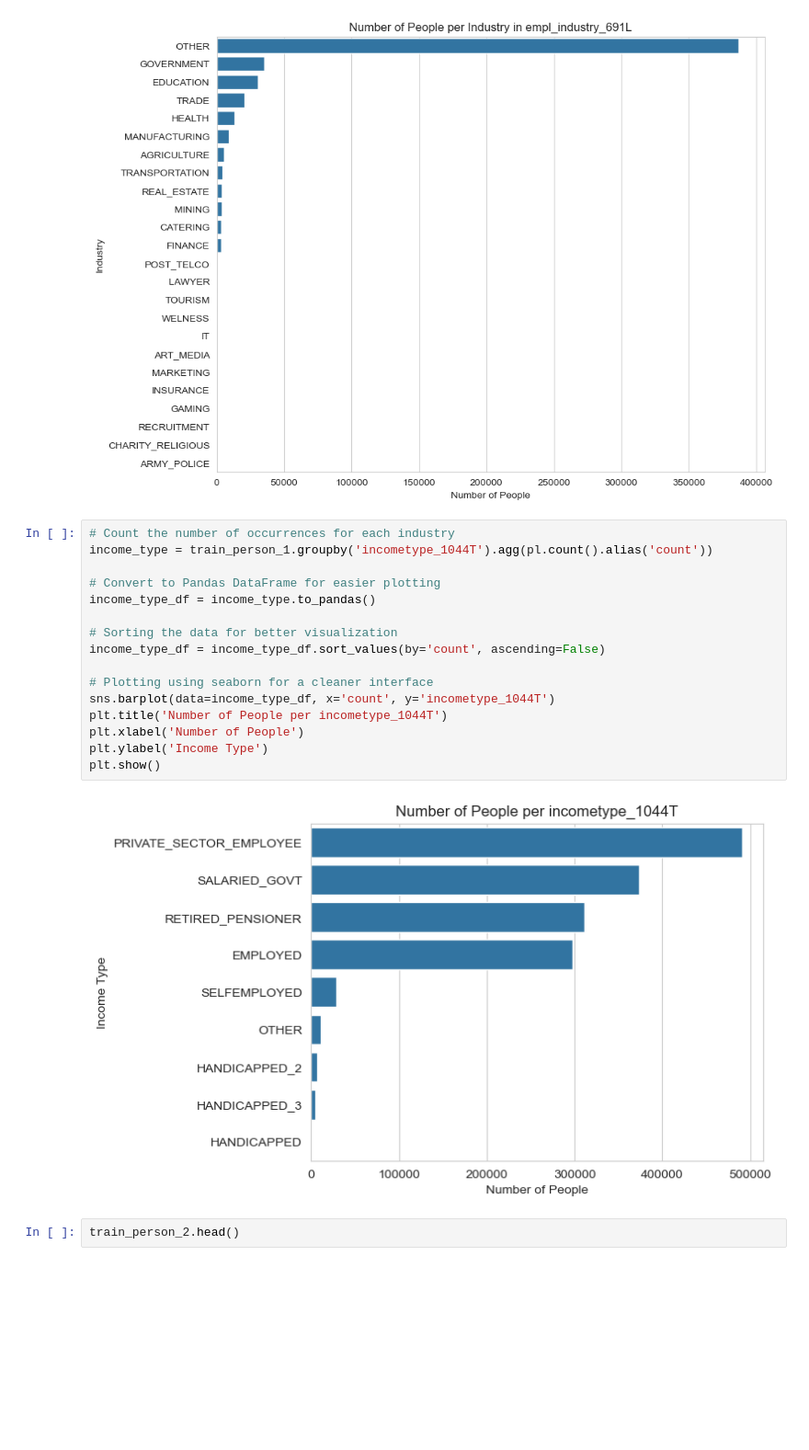
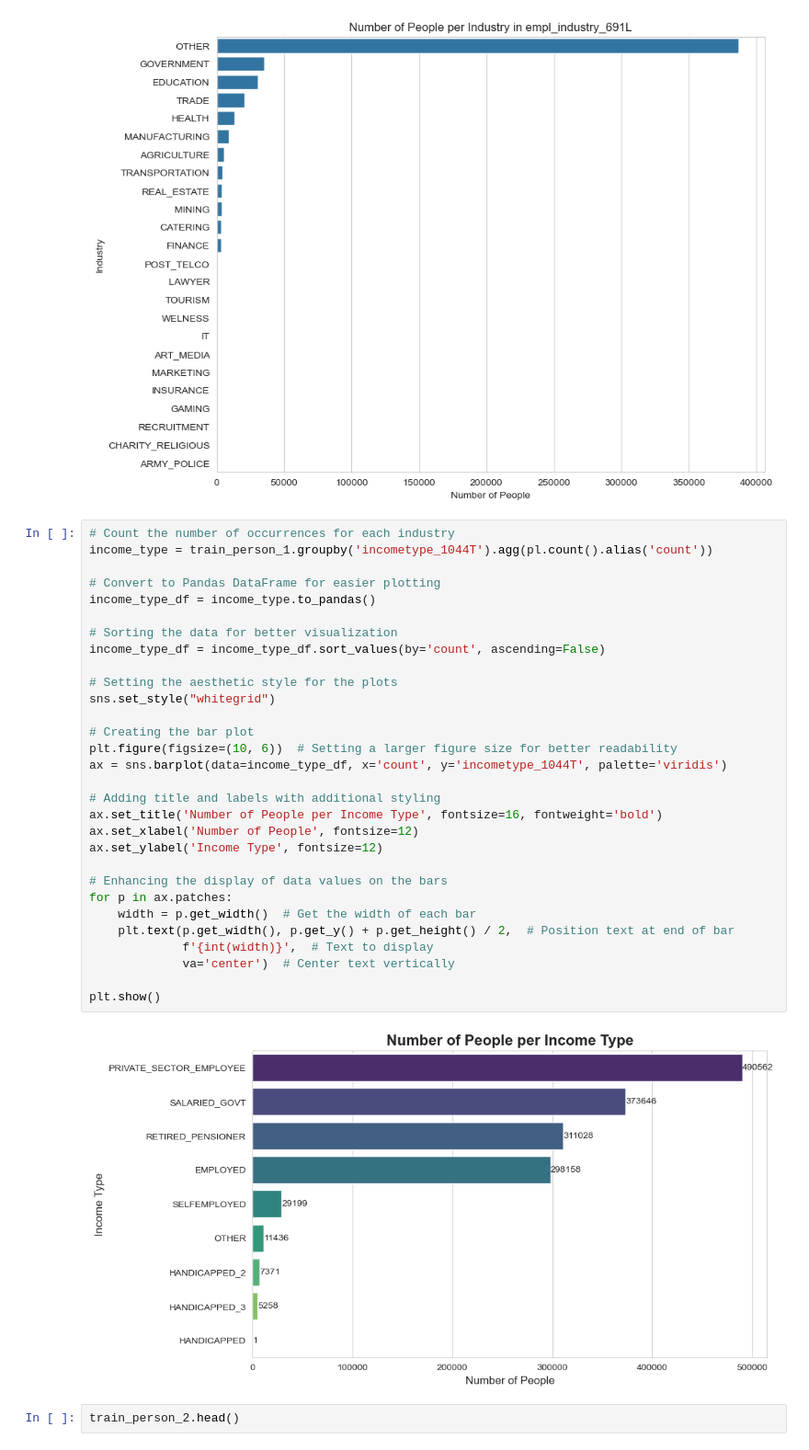
Before and after one commit to DataScienceAndEngineering/machine-learning-dse-i210-final-project-credit-risk, a Jupyter notebook: src/visualization/visualizations_raw_data.ipynb, the cells around one changed output. Shown at 92% size. Drawn from its saved outputs; the diff is of its cells as text; blank space fills up the shorter version.

```diff
--- a/src/visualization/visualizations_raw_data.ipynb
+++ b/src/visualization/visualizations_raw_data.ipynb
@@ -264,21 +288,35 @@ plt.show()
 # %%
 # Count the number of occurrences for each industry
 income_type = train_person_1.groupby('incometype_1044T').agg(pl.count().alias('count'))
 
 # Convert to Pandas DataFrame for easier plotting
 income_type_df = income_type.to_pandas()
 
 # Sorting the data for better visualization
 income_type_df = income_type_df.sort_values(by='count', ascending=False)
 
-# Plotting using seaborn for a cleaner interface
-sns.barplot(data=income_type_df, x='count', y='incometype_1044T')
-plt.title('Number of People per incometype_1044T')
-plt.xlabel('Number of People')
-plt.ylabel('Income Type')
+# Setting the aesthetic style for the plots
+sns.set_style("whitegrid")
+
+# Creating the bar plot
+plt.figure(figsize=(10, 6))  # Setting a larger figure size for better readability
+ax = sns.barplot(data=income_type_df, x='count', y='incometype_1044T', palette='viridis')
+
+# Adding title and labels with additional styling
+ax.set_title('Number of People per Income Type', fontsize=16, fontweight='bold')
+ax.set_xlabel('Number of People', fontsize=12)
+ax.set_ylabel('Income Type', fontsize=12)
+
+# Enhancing the display of data values on the bars
+for p in ax.patches:
+    width = p.get_width()  # Get the width of each bar
+    plt.text(p.get_width(), p.get_y() + p.get_height() / 2,  # Position text at end of bar
+             f'{int(width)}',  # Text to display
+             va='center')  # Center text vertically
+
 plt.show()
 # %% [output]
-[figure, old version]
+[figure, new version]
 # %%
 train_person_2.head()
 # %% [output]
```
Also changed, not shown: parts of 3 cells of this notebook, 1 other file.
